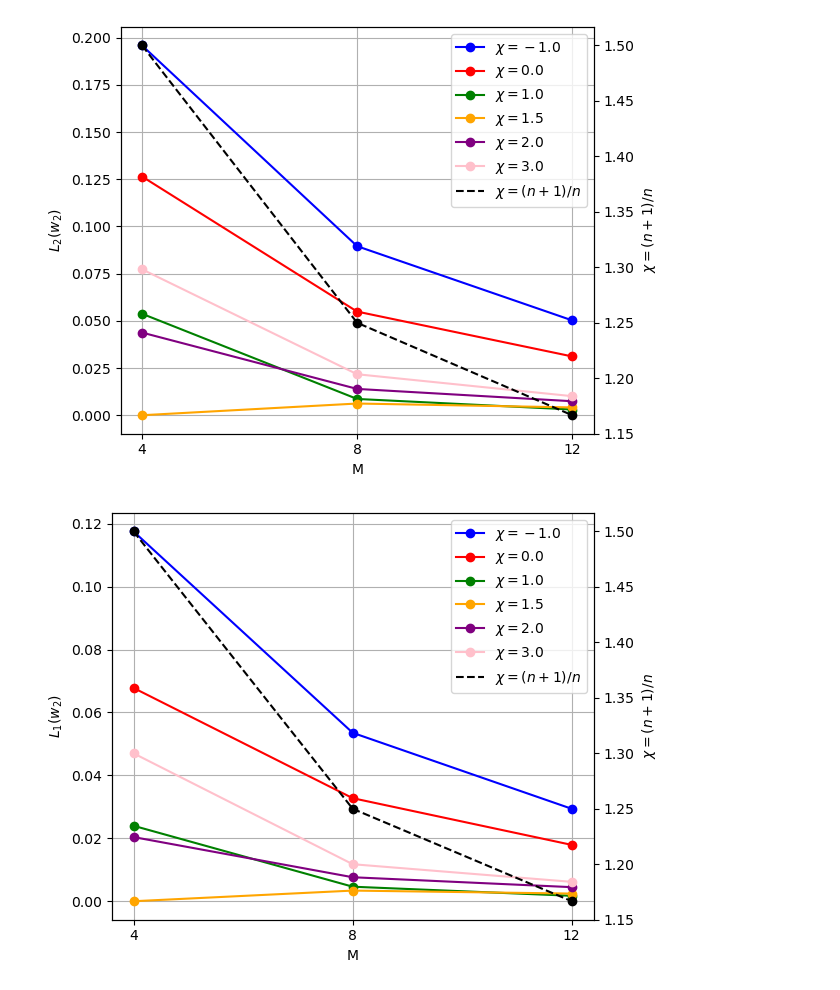
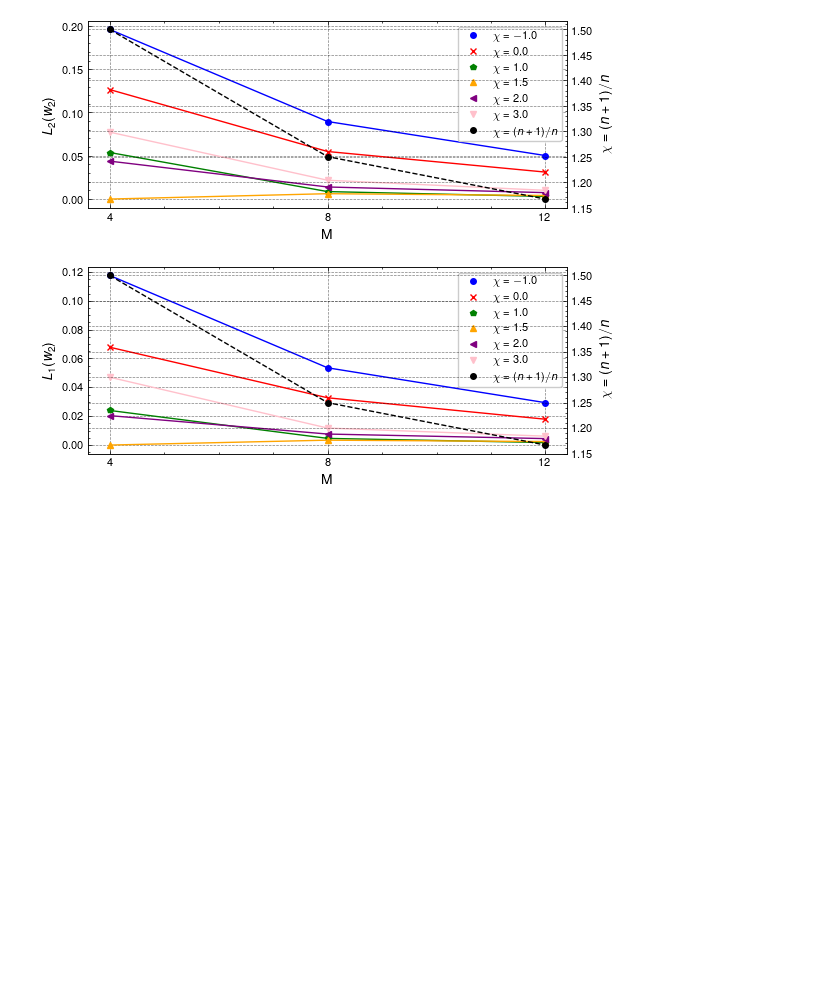
Before and after one commit to JanHab/ExtGram.jl, a Jupyter notebook: notebooks/GaugeInvariance.ipynb, the cells around one changed output. Drawn from its saved outputs; the diff is of its cells as text; code cells hidden in the pictures; blank space fills up the shorter version.

```diff
--- a/notebooks/GaugeInvariance.ipynb
+++ b/notebooks/GaugeInvariance.ipynb
@@ -1,9 +1,34 @@
 # %%
+import matplotlib.pyplot as plt
+import scienceplots
+plt.style.use(['science', 'nature', 'grid'])
+
+from matplotlib.lines import Line2D
+
+import string
+
 import numpy as np
-import matplotlib.pyplot as plt
 import pandas as pd
 
 from LoadTSV import *
+# %%
+WIDTH = 6.0
+HEIGHT = 5.0
+
+plt.rcParams.update({
+    "figure.figsize": (WIDTH, .5*HEIGHT),
+    "font.size": 10,           # Matches thesis 10pt
+    "axes.labelsize": 10,
+    "legend.fontsize": 8,      # Slightly smaller for legends
+    "xtick.labelsize": 8,
+    "ytick.labelsize": 8,
+    "lines.linewidth": 1,
+    "lines.markersize": 4,
+    "savefig.bbox": 'tight',   # Ensures no labels are cut off
+    "savefig.pad_inches": 0.05
+})
+
+labels = string.ascii_lowercase
 # %%
 Moments = [4, 8, 12] #![4, 6, 8, 10, 12]
 closure = "ExtGram"
@@ -83,36 +128,38 @@ for i, chi in enumerate(chi_vector[:-1]):   # skip optimal, as this is our refer
 
         # Interpolate optimal solution onto current grid
         w_opt_interp = np.interp(x, x_optimal, w_optimal[:,2])
 
         # Compute L2 error
         error_L2 = np.linalg.norm(w[:,2] - w_opt_interp, 2) / np.linalg.norm(w_opt_interp, 2)
         L2_error.append(error_L2)
         # Compute L1 error
         error_L1 = np.linalg.norm(w[:,2] - w_opt_interp, 1) / np.linalg.norm(w_opt_interp, 1)
         L1_error.append(error_L1)
 
-    axs_L2.plot(Moments, L2_error, marker='o', color=colors[i], label=f"$\\chi={chi}$")
-    axs_L1.plot(Moments, L1_error, marker='o', color=colors[i], label=f"$\\chi={chi}$")
+    axs_L2.plot(Moments, L2_error, marker=marker[i], color=colors[i], label=f"$\\chi={chi}$")
+    axs_L1.plot(Moments, L1_error, marker=marker[i], color=colors[i], label=f"$\\chi={chi}$")
 [axs.set_xlabel("M") for axs in [axs_L1, axs_L2]]
 [axs.set_xticks(Moments) for axs in [axs_L1, axs_L2]]
 axs_L2.set_ylabel("$L_2(w_2)$")
 axs_L1.set_ylabel("$L_1(w_2)$")
 
 chi_optimal = 1 + 2 / np.array(Moments)
 twinx = [axs.twinx() for axs in [axs_L1, axs_L2]]
 [twinx_.set_ylabel("$\\chi=(n+1)/n$") for twinx_ in twinx]
 [twinx_.plot(Moments, chi_optimal, 'k--', marker='o') for twinx_ in twinx]
 [axs.plot([], [], 'k--', label="$\\chi=(n+1)/n$") for axs in [axs_L1, axs_L2]]
-[axs.legend() for axs in [axs_L1, axs_L2]]
-[axs.grid(True) for axs in [axs_L1, axs_L2]]
+
+chi_elements = [Line2D([0], [0], color=colors[i], marker=marker[i], label=f'$\\chi={chi}$', linestyle='') for i, chi in enumerate(chi_vector[:-1])]
+chi_elements.append(Line2D([0], [0], color='k', linestyle='', marker='o', label="$\\chi=(n+1)/n$"))
+[axs.legend(handles=chi_elements) for axs in [axs_L1, axs_L2]]
 
 fig_L2.tight_layout()
 fig_L2.savefig('../out/Figures/GaugeInvestigation/GaugeInvestigation_L2Error_vs_M.pdf')
 fig_L2.show()
 
 fig_L1.tight_layout()
 fig_L1.savefig('../out/Figures/GaugeInvestigation/GaugeInvestigation_L1Error_vs_M.pdf')
 fig_L1.show()
 # %% [output]
-[figure, old version]
+[figure, new version]
-[figure, old version]
+[figure, new version]
```
Also changed, not shown: parts of 1 cell of this notebook, 3 other files.
